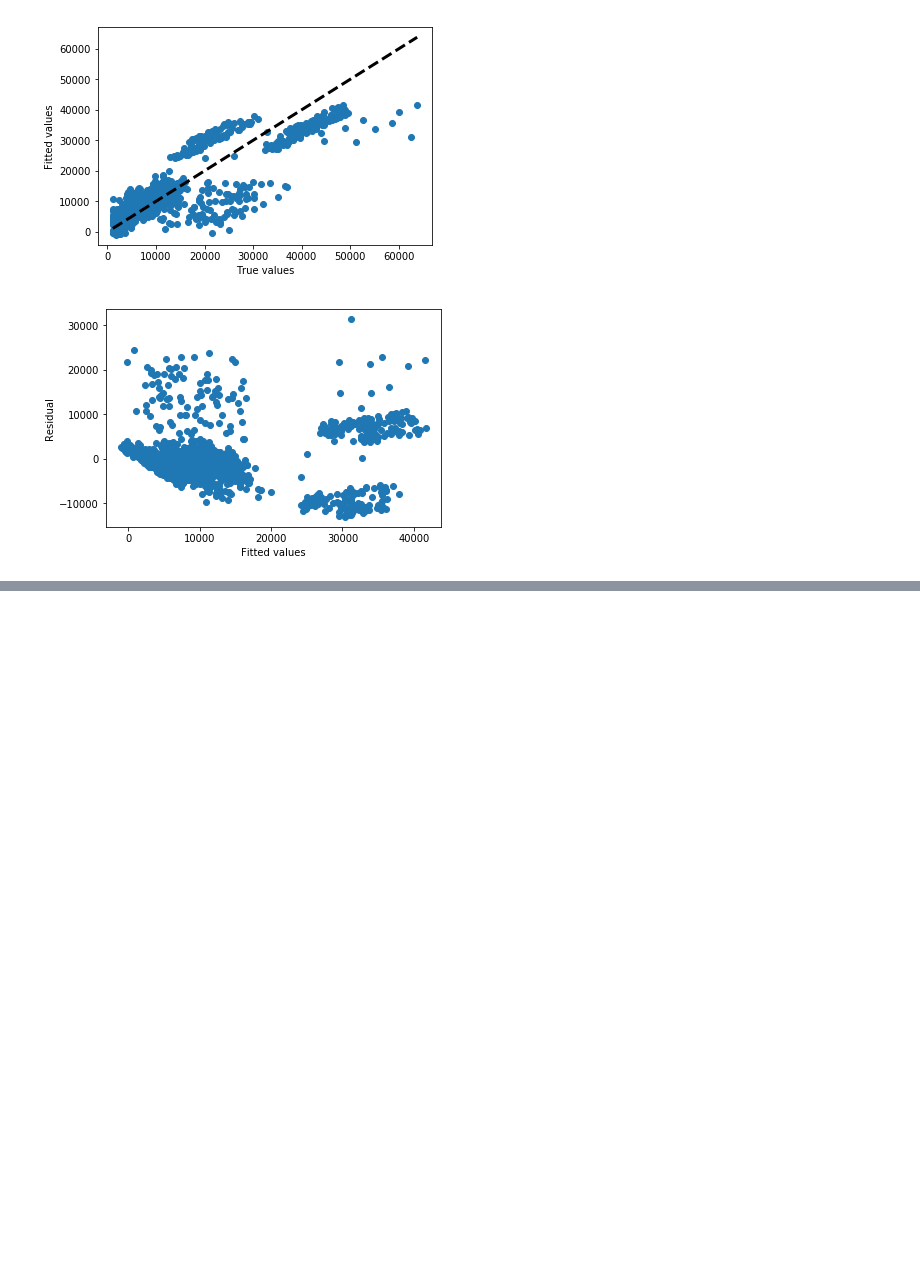
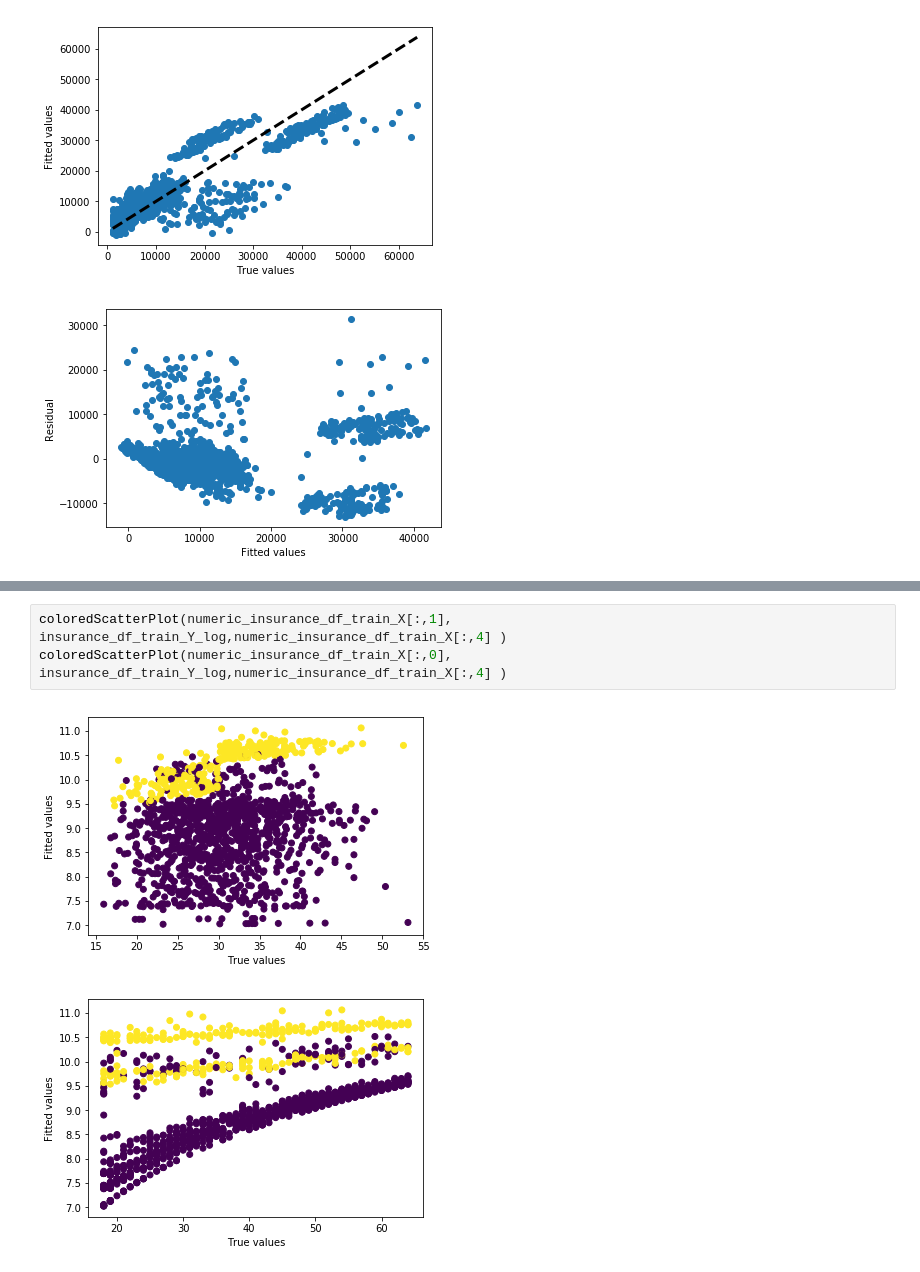
Before and after one commit to DanioPurdue/EE219Project-Analysis-On-Textual-Data, a Jupyter notebook: project4/EE219Project4.ipynb, the cells around one changed output, grey strips where cells are left out. Drawn from its saved outputs; the diff is of its cells as text; blank space fills up the shorter version.

```diff
--- a/project4/EE219Project4.ipynb
+++ b/project4/EE219Project4.ipynb
@@ -314,0 +405,6 @@ insurance_df_train_X = np.concatenate((insurance_df_numerical,new_ft4, new_ft5,
+# %%
+coloredScatterPlot(numeric_insurance_df_train_X[:,1], insurance_df_train_Y_log,numeric_insurance_df_train_X[:,4] )
+coloredScatterPlot(numeric_insurance_df_train_X[:,0], insurance_df_train_Y_log,numeric_insurance_df_train_X[:,4] )
+# %% [output]
+[figure, added]
+[figure, added]
```
Also changed, not shown: parts of 18 cells of this notebook.
